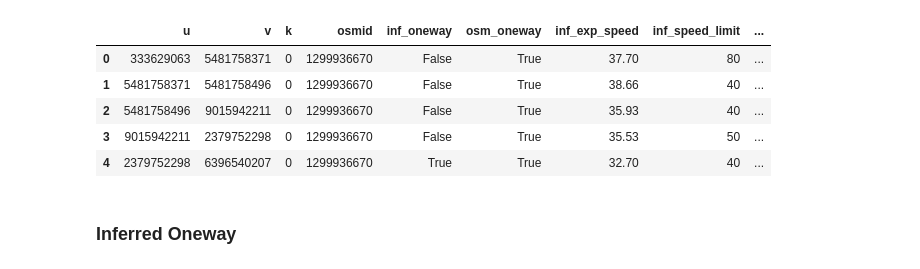
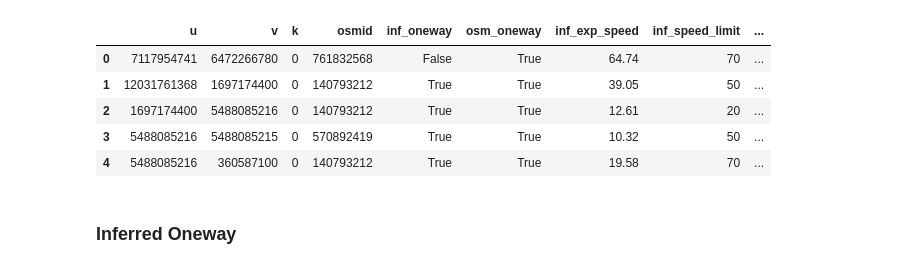
Before and after one commit to ana-e-uk/mapmetadata, a Jupyter notebook: testing/test_metadata_results.ipynb, the cells around one changed output. Saved outputs shown, nothing was run; the diff lists cells and outputs as text; code cells hidden in the pictures.

```diff
--- a/testing/test_metadata_results.ipynb
+++ b/testing/test_metadata_results.ipynb
@@ -1,15 +1,18 @@
 # %%
 import pandas as pd
-# df = pd.read_csv("/home/spatialuser/uribe/mapmetadata/jakarta_inf_metadata_ratio_cutoff_20250813-130617.csv")
-df = pd.read_csv("/home/spatialuser/uribe/mapmetadata/jakarta_inf_metadata_20250813-105145.csv")
+# df = pd.read_csv("/home/spatialuser/uribe/mapmetadata/testing/results/jakarta_mini_inf_metadata_20250813-092915.csv")
+# df = pd.read_csv("/home/spatialuser/uribe/mapmetadata/testing/results/jakarta_inf_metadata_ratio_cutoff_20250813-130617.csv")
+# df = pd.read_csv("/home/spatialuser/uribe/mapmetadata/testing/results/jakarta_inf_metadata_20250813-105145.csv")
+# df = pd.read_csv("/home/spatialuser/uribe/mapmetadata/testing/results/jakarta_inf_metadata_reasonable_ratio_20250814-101727.csv")
+df = pd.read_csv("/home/spatialuser/uribe/mapmetadata/j2_08-14-11:36.csv")
 df.head()
 # %% [output]
 |  | u | v | k | osmid | inf_oneway | osm_oneway | inf_exp_speed | inf_speed_limit | ... |
-| 0 | 333629063 | 5481758371 | 0 | 1299936670 | False | True | 37.70 | 80 | ... |
-| 1 | 5481758371 | 5481758496 | 0 | 1299936670 | False | True | 38.66 | 40 | ... |
-| 2 | 5481758496 | 9015942211 | 0 | 1299936670 | False | True | 35.93 | 40 | ... |
-| 3 | 9015942211 | 2379752298 | 0 | 1299936670 | False | True | 35.53 | 50 | ... |
-| 4 | 2379752298 | 6396540207 | 0 | 1299936670 | True | True | 32.70 | 40 | ... |
+| 0 | 7117954741 | 6472266780 | 0 | 761832568 | False | True | 64.74 | 70 | ... |
+| 1 | 12031761368 | 1697174400 | 0 | 140793212 | True | True | 39.05 | 50 | ... |
+| 2 | 1697174400 | 5488085216 | 0 | 140793212 | True | True | 12.61 | 20 | ... |
+| 3 | 5488085216 | 5488085215 | 0 | 570892419 | True | True | 10.32 | 50 | ... |
+| 4 | 5488085216 | 360587100 | 0 | 140793212 | True | True | 19.58 | 70 | ... |
 # %% [markdown]
 ### Inferred Oneway
 # %% [markdown]
```
Also changed, not shown: parts of 20 cells of this notebook, 3 other files.
